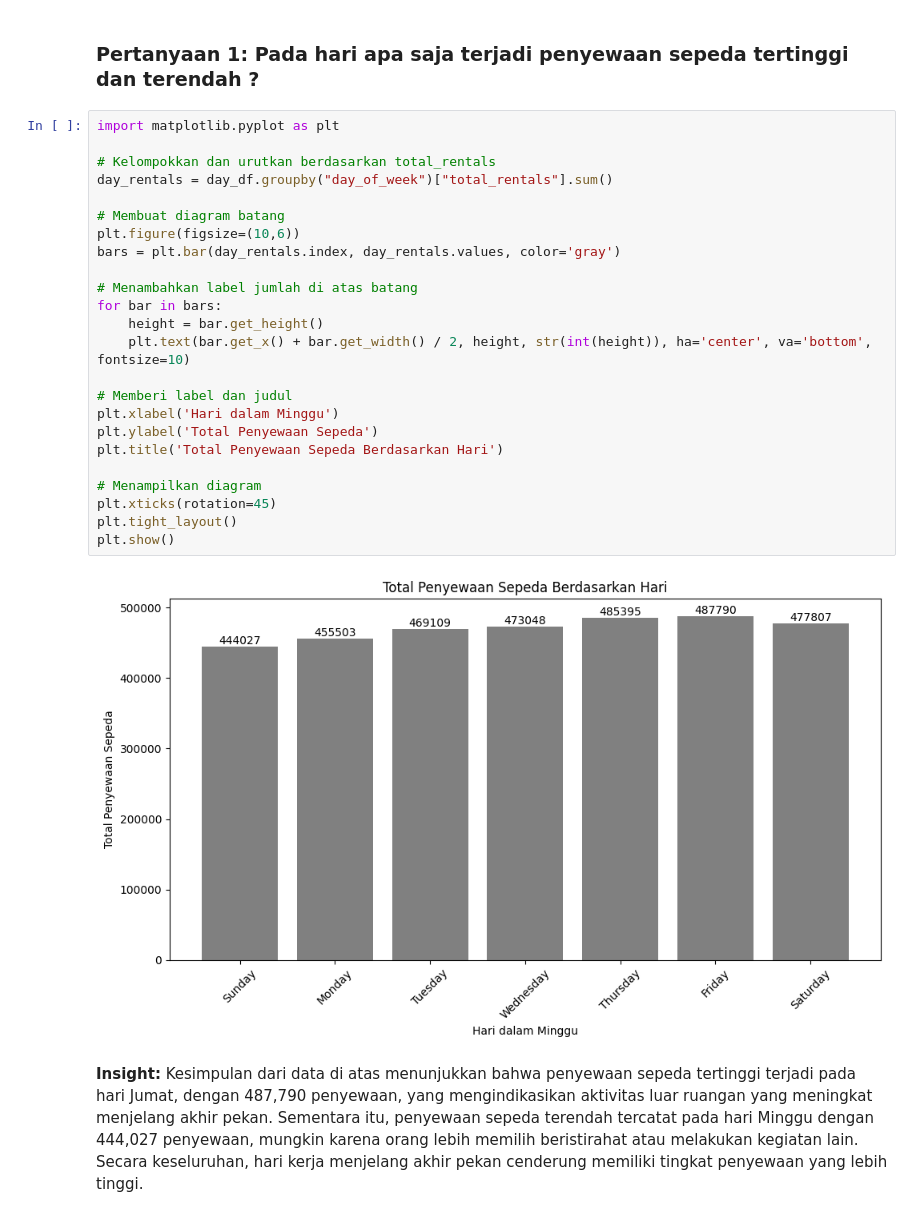
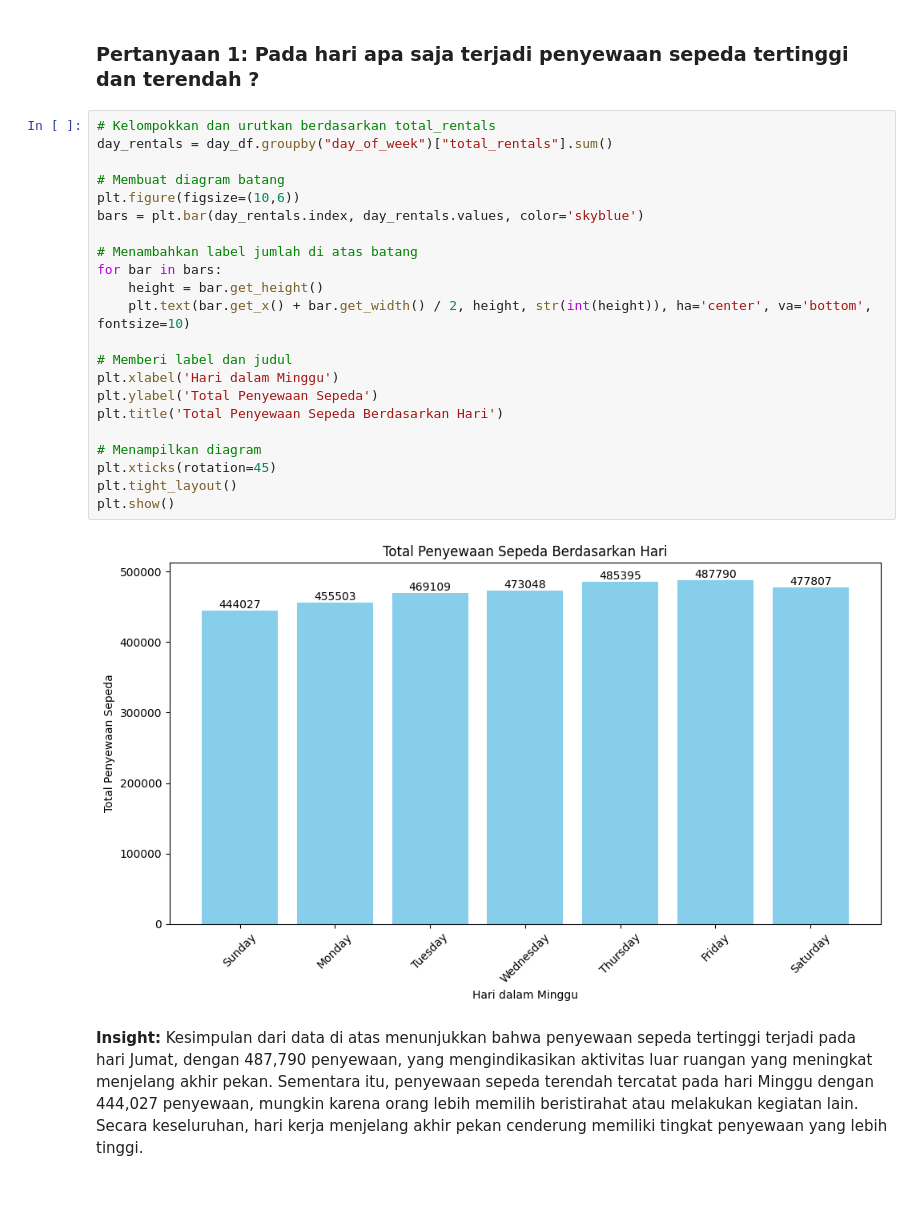
Before and after one commit to nandaarya/bike-sharing-dataset-data-analysis, a Jupyter notebook: proyek-analisis-data-bike-sharing-dataset.ipynb, the cells around one changed output. Saved outputs shown, nothing was run; the diff lists cells and outputs as text.

```diff
--- a/proyek-analisis-data-bike-sharing-dataset.ipynb
+++ b/proyek-analisis-data-bike-sharing-dataset.ipynb
@@ -566,31 +564,29 @@ Name: total_rentals, dtype: int64
 # %% [markdown]
 ### Pertanyaan 1: Pada hari apa saja terjadi penyewaan sepeda tertinggi dan terendah ?
 # %%
-import matplotlib.pyplot as plt
-
 # Kelompokkan dan urutkan berdasarkan total_rentals
 day_rentals = day_df.groupby("day_of_week")["total_rentals"].sum()
 
 # Membuat diagram batang
 plt.figure(figsize=(10,6))
-bars = plt.bar(day_rentals.index, day_rentals.values, color='gray')
+bars = plt.bar(day_rentals.index, day_rentals.values, color='skyblue')
 
 # Menambahkan label jumlah di atas batang
 for bar in bars:
     height = bar.get_height()
     plt.text(bar.get_x() + bar.get_width() / 2, height, str(int(height)), ha='center', va='bottom', fontsize=10)
 
 # Memberi label dan judul
 plt.xlabel('Hari dalam Minggu')
 plt.ylabel('Total Penyewaan Sepeda')
 plt.title('Total Penyewaan Sepeda Berdasarkan Hari')
 
 # Menampilkan diagram
 plt.xticks(rotation=45)
 plt.tight_layout()
 plt.show()
 # %% [output]
-[figure, old version]
+[figure, new version]
 # %% [markdown]
 **Insight:**
 Kesimpulan dari data di atas menunjukkan bahwa penyewaan sepeda tertinggi terjadi pada hari Jumat, dengan 487,790 penyewaan, yang mengindikasikan aktivitas luar ruangan yang meningkat menjelang akhir pekan. Sementara itu, penyewaan sepeda terendah tercatat pada hari Minggu dengan 444,027 penyewaan, mungkin karena orang lebih memilih beristirahat atau melakukan kegiatan lain. Secara keseluruhan, hari kerja menjelang akhir pekan cenderung memiliki tingkat penyewaan yang lebih tinggi.
```
Also changed, not shown: parts of 5 cells of this notebook, 4 other files.
